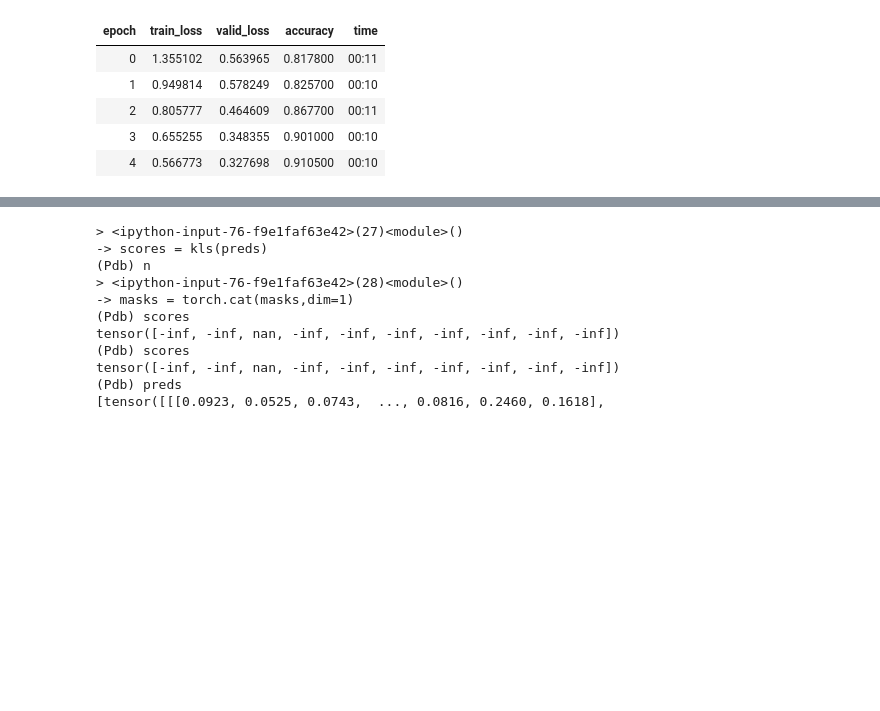
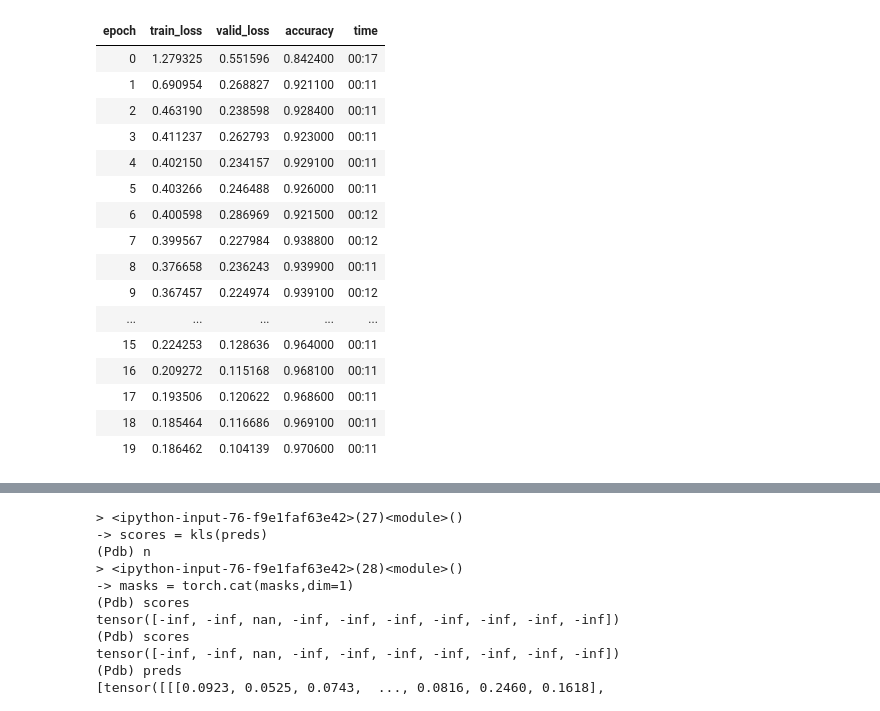
Before and after one commit to dhuynh95/fastai_bayesian, a Jupyter notebook: EnsembleDropout.ipynb, the cells around one changed output, grey strips where cells are left out. Cells and saved outputs as stored; diff of their text form; code cells hidden in the pictures; blank space fills up the shorter version.

```diff
--- a/EnsembleDropout.ipynb
+++ b/EnsembleDropout.ipynb
@@ -145,7 +145,7 @@ class DropLinear(nn.Module):
 
     def sample(self):
         """Sample a mask from the dropout module and the weight matrix"""
-        p = 1 - self.dropout.p
+        p = 1 - self.dropout.dp
         shape = self.W.weight.data.shape
         n = shape[0]
 
@@ -195,9 +195,15 @@ class DropLinear(nn.Module):
             dp = self.dropout.dp
             p = 1 - dp
 
+            mask = self._mask
+            if len(mask.shape) == 1:
+                mask = mask.view(-1,1)
+
             # We apply our mask to the weights
-            masked_weight = self._mask.to(weight.device) * weight
+            masked_weight = mask.to(weight.device) * weight
             z = F.linear(x,masked_weight,bias)
+
+            # Because we manually mask our weights we need to divide by the probability to keep a neuron
             z = z / p
         else:
             # We keep the stochasticity here so we do as usual
@@ -268,9 +274,20 @@ learn.recorder.plot()
 # %%
-learn.fit_one_cycle(5,1e-2/2)
+learn.fit_one_cycle(20,1e-2/2)
 # %% [output]
 | epoch | train_loss | valid_loss | accuracy | time |
-| 0 | 1.355102 | 0.563965 | 0.817800 | 00:11 |
-| 1 | 0.949814 | 0.578249 | 0.825700 | 00:10 |
-| 2 | 0.805777 | 0.464609 | 0.867700 | 00:11 |
-| 3 | 0.655255 | 0.348355 | 0.901000 | 00:10 |
-| 4 | 0.566773 | 0.327698 | 0.910500 | 00:10 |
+| 0 | 1.279325 | 0.551596 | 0.842400 | 00:17 |
+| 1 | 0.690954 | 0.268827 | 0.921100 | 00:11 |
+| 2 | 0.463190 | 0.238598 | 0.928400 | 00:11 |
+| 3 | 0.411237 | 0.262793 | 0.923000 | 00:11 |
+| 4 | 0.402150 | 0.234157 | 0.929100 | 00:11 |
+| 5 | 0.403266 | 0.246488 | 0.926000 | 00:11 |
+| 6 | 0.400598 | 0.286969 | 0.921500 | 00:12 |
+| 7 | 0.399567 | 0.227984 | 0.938800 | 00:12 |
+| 8 | 0.376658 | 0.236243 | 0.939900 | 00:11 |
+| 9 | 0.367457 | 0.224974 | 0.939100 | 00:12 |
+| ... | ... | ... | ... | ... |
+| 15 | 0.224253 | 0.128636 | 0.964000 | 00:11 |
+| 16 | 0.209272 | 0.115168 | 0.968100 | 00:11 |
+| 17 | 0.193506 | 0.120622 | 0.968600 | 00:11 |
+| 18 | 0.185464 | 0.116686 | 0.969100 | 00:11 |
+| 19 | 0.186462 | 0.104139 | 0.970600 | 00:11 |
```
Also changed, not shown: parts of 64 cells of this notebook.
